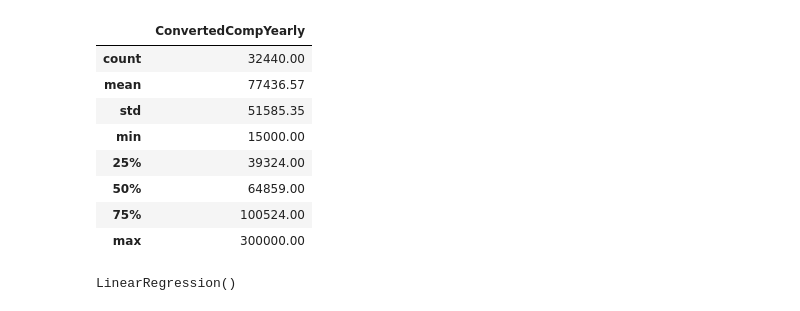
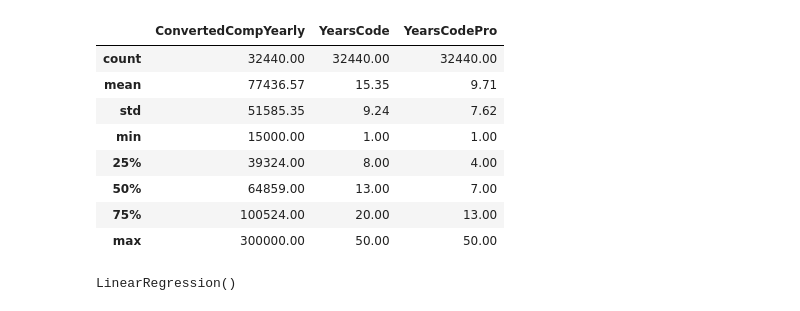
Before and after one commit to BlairCurrey/swe-salary-predictor, a Jupyter notebook: analytics/baseline.ipynb, the cells around one changed output. Drawn from its saved outputs; the diff is of its cells as text; code cells hidden in the pictures.

```diff
--- a/analytics/baseline.ipynb
+++ b/analytics/baseline.ipynb
@@ -10,8 +10,6 @@ import seaborn as sns
 
 pd.options.display.float_format = '{:.2f}'.format
 sns.set_theme(color_codes=True)
-# %%
-df = pd.read_csv('./data/stack-overflow-developer-survey-2021/survey_results_public.csv')
 # %%
 def log(f):
     def wrapper(df, *args, **kwargs):
@@ -46,6 +44,9 @@ def clean(df):
     df = df[df['YearsCodePro'].str.contains('Less than 1 year')==False]
     df = df[df['YearsCode'].str.contains('More than 50 years')==False]
     df = df[df['YearsCodePro'].str.contains('More than 50 years')==False]
+
+    df[['YearsCode', 'YearsCodePro']] = df[['YearsCode', 'YearsCodePro']].apply(pd.to_numeric)
+
     df = df.round(2)
 
     return df
@@ -57,8 +58,10 @@ def removeOutliers(df):
     df = df[df["ConvertedCompYearly"] >= 15000]
     return df
 
-df_processed = (df
- .pipe(startPipeline)
- .pipe(clean)
- .pipe(removeOutliers)
+def get_df():
+    df_raw = pd.read_csv('./data/stack-overflow-developer-survey-2021/survey_results_public.csv')
+    return (df_raw
+        .pipe(startPipeline)
+        .pipe(clean)
+        .pipe(removeOutliers)
 )
@@ -72,3 +68,4 @@ removeOutliers:
 # %%
-df_processed.head()
+df = get_df()
+df.head()
 # %% [output]
@@ -109,15 +99,15 @@ Name: Country, Length: 181, dtype: int64
 # %%
-df_processed.describe()
+df.describe()
 # %% [output]
-|  | ConvertedCompYearly |
-| count | 32440.00 |
-| mean | 77436.57 |
-| std | 51585.35 |
-| min | 15000.00 |
-| 25% | 39324.00 |
-| 50% | 64859.00 |
-| 75% | 100524.00 |
-| max | 300000.00 |
+|  | ConvertedCompYearly | YearsCode | YearsCodePro |
+| count | 32440.00 | 32440.00 | 32440.00 |
+| mean | 77436.57 | 15.35 | 9.71 |
+| std | 51585.35 | 9.24 | 7.62 |
+| min | 15000.00 | 1.00 | 1.00 |
+| 25% | 39324.00 | 8.00 | 4.00 |
+| 50% | 64859.00 | 13.00 | 7.00 |
+| 75% | 100524.00 | 20.00 | 13.00 |
+| max | 300000.00 | 50.00 | 50.00 |
 # %%
 reg = LinearRegression()
 label = 'ConvertedCompYearly'
```
Also changed, not shown: parts of 20 cells of this notebook.
